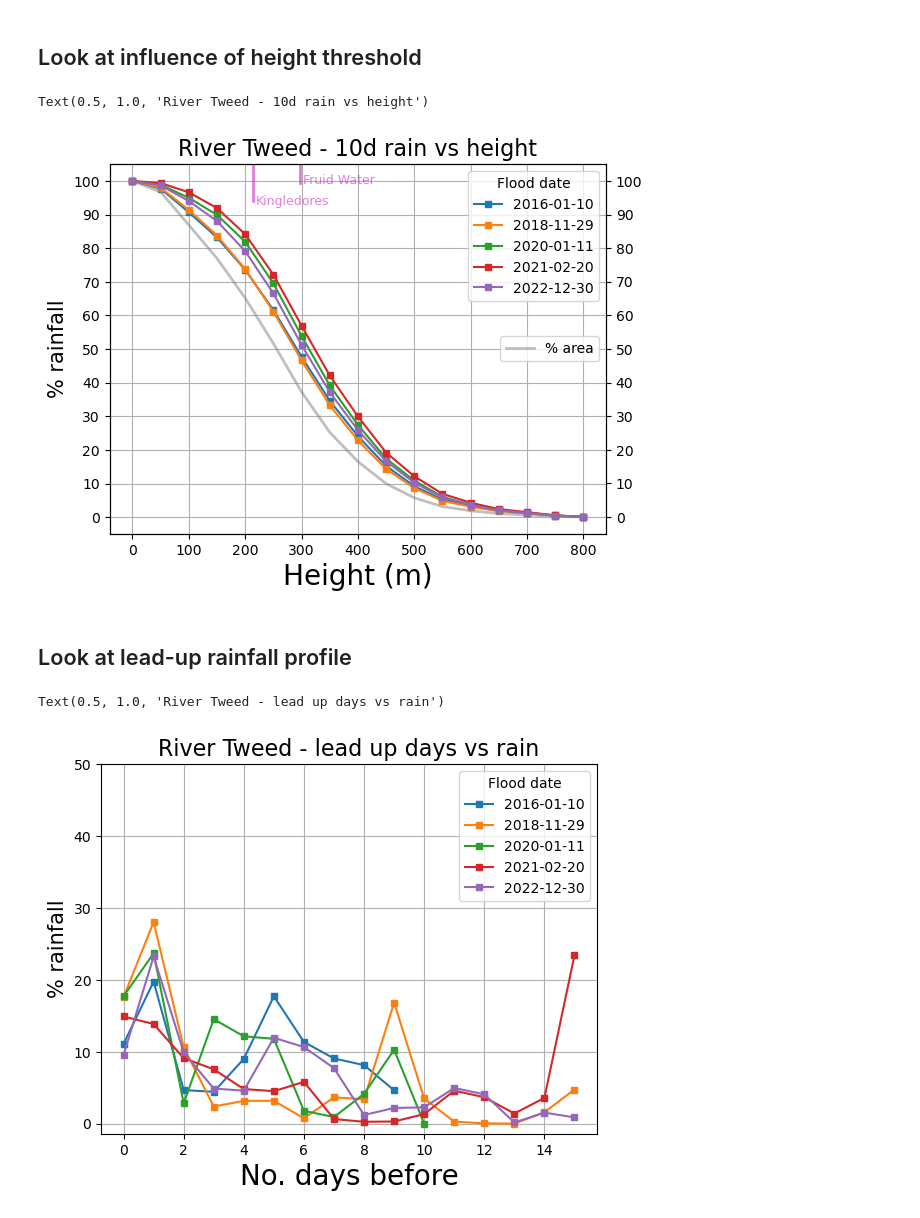
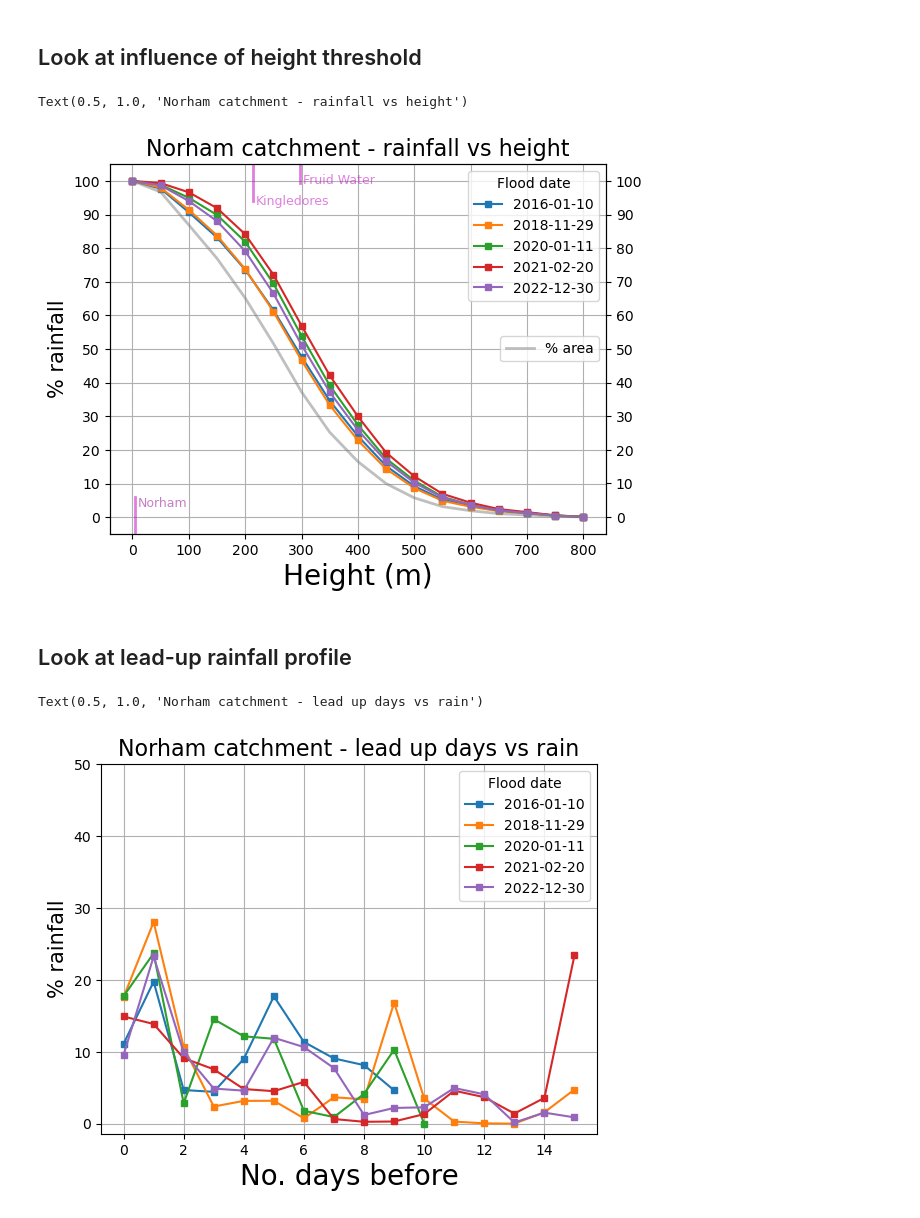
Before and after one commit to Thomasjkeel/FDRI-high-altitude-rainfall-and-floods, a Jupyter notebook: River Tweed/High_altitude_rainfall.ipynb, the cells around one changed output. Saved outputs shown, nothing was run; the diff lists cells and outputs as text; code cells hidden in the pictures.

```diff
--- a/River Tweed/High_altitude_rainfall.ipynb
+++ b/River Tweed/High_altitude_rainfall.ipynb
@@ -142,5 +138,5 @@ def make_region_mask(region_data):
     """
     return (region_data/region_data.where(region_data>0))
 # %%
-tweed_xrange = slice(250500, 414550)
-tweed_yrange = slice(590500, 671550)
+TWEED_XRANGE = slice(250500, 414550)
+TWEED_YRANGE = slice(590500, 671550)
@@ -165,7 +147,7 @@ def mask_region_rainfall(rainfall_data, region_mask):
 
 def mask_region_rainfall_by_hght(rainfall_data, region_hght, threshold):
     region_hght_mask = region_hght/region_hght.where(region_hght > threshold)
-    region_hght_mask_fmt = coerse_data_into_haduk_format(region_hght_mask, offset=25, xrange=tweed_xrange, yrange=tweed_yrange)
+    region_hght_mask_fmt = coerse_data_into_haduk_format(region_hght_mask, offset=25, xrange=TWEED_XRANGE, yrange=TWEED_YRANGE)
     return rainfall_data * region_hght_mask_fmt.data
 
 def sum_region_rainfall(rainfall_data):
@@ -193,7 +176,7 @@ days_before_flood = 9 # 6 == 7 days before
 # %%
 def run_prop_rainfall_analysis(region_shp, flood_date, days_before_flood, haduk_data, hght_data):
     region_hght = make_region_hght_clip(region_shp, hght_data=hght_data)
-    region_clip_fmt = coerse_data_into_haduk_format(region_hght, offset=25, xrange=tweed_xrange, yrange=tweed_yrange)
+    region_clip_fmt = coerse_data_into_haduk_format(region_hght, offset=25, xrange=TWEED_XRANGE, yrange=TWEED_YRANGE)
     region_mask = make_region_mask(region_clip_fmt)
 
     haduk_region_mask = mask_region_rainfall(haduk_data['rainfall'], region_mask)
@@ -230,6 +213,8 @@ plt.xlim(295000, 324000)
 ### Now mask by height
 # %%
 height_buffer = 0 # 500 == add 50 metres
+norham_station_height = norham_station['HGHT'].values[0]
+
 kingledores_station_height = kingledores_station['HGHT'].values[0]
 fruid_station_height = fruid_station['HGHT'].values[0]
 
@@ -292,37 +277,39 @@ for flood_names in flood_data_dict.keys():
                                                             days_before_flood=days_before_flood,\
                                                             haduk_data=haduk_data,\
                                                             hght_data=tweed_hght)
     all_pnt_above_thresh = []
     all_num_cells = []
     height_thresholds = np.arange(0, norham_hght.max()+100, 500)
     for height_thresh in height_thresholds:
         haduk_norham_mask_sum_prop_above_thresh = mask_region_rainfall_by_hght(haduk_norham_mask_sum_prop, norham_hght, threshold=height_thresh)
         pnt_above_thresh = (sum_region_rainfall(haduk_norham_mask_sum_prop_above_thresh)*100).data.round(2)
         all_pnt_above_thresh.append(pnt_above_thresh)
 
         all_num_cells.append(calc_percentage_grid_cells_above_thresh(haduk_norham_mask_sum_prop, haduk_norham_mask_sum_prop_above_thresh))
     # Plot
     ax.plot(height_thresholds/10, all_pnt_above_thresh, marker='s', markersize=4, label=f'{flood_date.strftime("%Y-%m-%d")}')
     ax.grid()
     ax.legend(title="Flood date")
     ax.set_xlabel("Height (m)", size=20)
     ax.set_ylabel("% rainfall", size=15)
     ax.set_yticks(np.arange(0, 101, 10))
+ax.axvline(x=norham_station_height/10, ymin=0, ymax=.1, c='m', alpha=.5, linewidth=2)
 ax.axvline(x=kingledores_station_height/10, ymin=.9, ymax=1, c='m', alpha=.5, linewidth=2)
 ax.axvline(x=fruid_station_height/10, ymin=.95, ymax=1, c='m', alpha=.5, linewidth=2)
 
+ax.text(s="Norham", x=norham_station_height/10+5, y=3, alpha=.5, size=9, c='darkmagenta')
 ax.text(s="Kingledores", x=kingledores_station_height/10+5, y=93, alpha=.5, size=9, c='m')
 ax.text(s="Fruid Water", x=fruid_station_height/10+5, y=99, alpha=.5, size=9, c='m')
 
 ax2 = ax.twinx()
 ax2.plot(height_thresholds/10, all_num_cells, color='grey', linewidth=2, alpha=.5)
 ax2.legend(["% area"], loc=5)
 ax2.set_yticks(np.arange(0, 101, 10));
-ax.set_title("River Tweed - 10d rain vs height", size=16)
-# fig.savefig('figures/tweed_all_floods_lineplot_threshold.png', bbox_inches='tight', dpi=300)
+ax.set_title("Norham catchment - rainfall vs height", size=16)
+# fig.savefig('figures/norham_all_floods_lineplot_threshold.png', bbox_inches='tight', dpi=300)
 # %% [output]
-Text(0.5, 1.0, 'River Tweed - 10d rain vs height')
+Text(0.5, 1.0, 'Norham catchment - rainfall vs height')
-[figure, old version]
+[figure, new version]
 # %% [markdown]
 ## Look at lead-up rainfall profile
 # %%
@@ -348,11 +335,11 @@ for flood_names in flood_data_dict.keys():
     ax.set_ylabel("% rainfall", size=15)
     ax.set_yticks(np.arange(0, 51, 10))
 
-ax.set_title("River Tweed - lead up days vs rain", size=16)
+ax.set_title("Norham catchment - lead up days vs rain", size=16)
 # fig.savefig('figures/tweed_all_floods_leadupdays.png', bbox_inches='tight', dpi=300)
 # %% [output]
-Text(0.5, 1.0, 'River Tweed - lead up days vs rain')
+Text(0.5, 1.0, 'Norham catchment - lead up days vs rain')
-[figure, old version]
+[figure, new version]
 # %%
 fig, ax = plt.subplots(1)
 for flood_names in flood_data_dict.keys():
```
Also changed, not shown: parts of 12 cells of this notebook, 13 other files.
